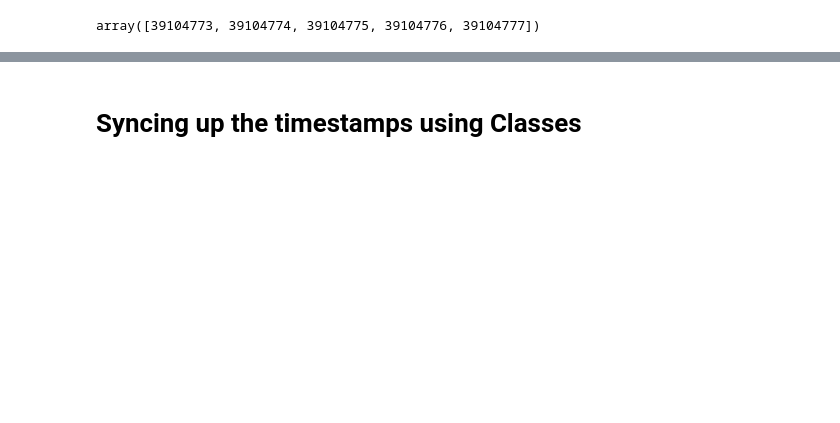
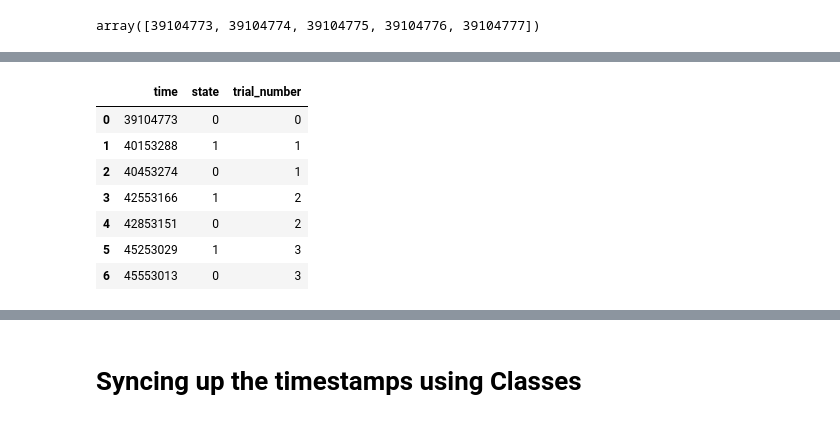
Before and after one commit to padillacoreanolab/spike_gadgets_repo, a Jupyter notebook: results/2022_09_13_timestamp_syncing/time_stamp_syncing.ipynb, the cells around one changed output, grey strips where cells are left out. Cells and saved outputs as stored; diff of their text form; code cells hidden in the pictures; blank space fills up the shorter version.

```diff
--- a/results/2022_09_13_timestamp_syncing/time_stamp_syncing.ipynb
+++ b/results/2022_09_13_timestamp_syncing/time_stamp_syncing.ipynb
@@ -803,0 +841,11 @@ KeyError: 'PosTimeStamp'
+# %%
+DIN_dataframe
+# %% [output]
+|  | time | state | trial_number |
+| 0 | 39104773 | 0 | 0 |
+| 1 | 40153288 | 1 | 1 |
+| 2 | 40453274 | 0 | 1 |
+| 3 | 42553166 | 1 | 2 |
+| 4 | 42853151 | 0 | 2 |
+| 5 | 45253029 | 1 | 3 |
+| 6 | 45553013 | 0 | 3 |
```
Also changed, not shown: parts of 97 cells of this notebook.
